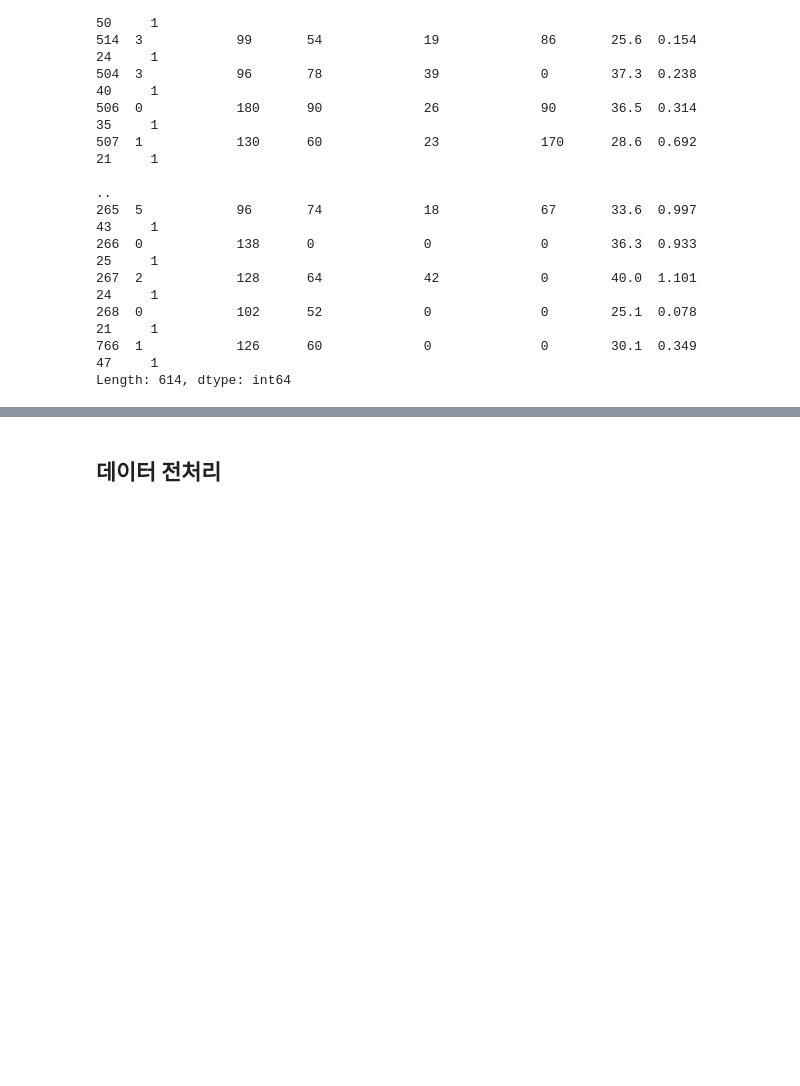
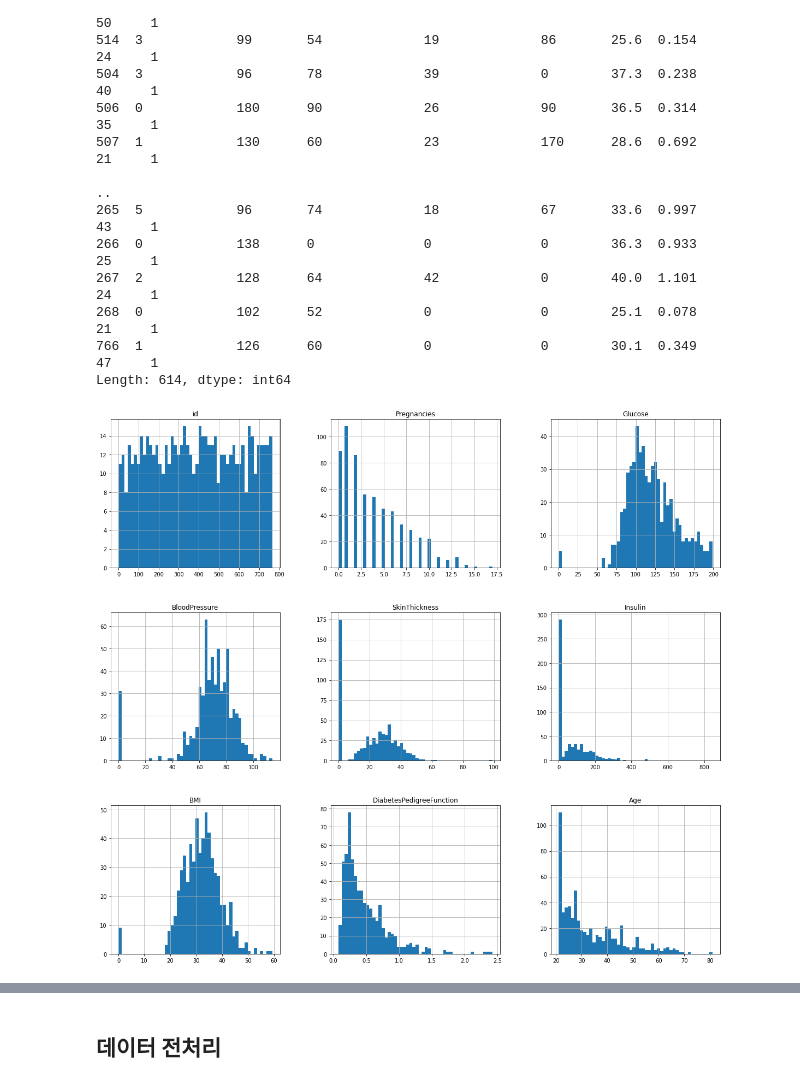
Before and after one commit to DreamInTheMazeCZ/Python_Toy_Project, a Jupyter notebook: Pima Indians Diabetes.ipynb, the cells around one changed output, grey strips where cells are left out. Cells and saved outputs as stored; diff of their text form; code cells hidden in the pictures; blank space fills up the shorter version.

```diff
--- a/Pima Indians Diabetes.ipynb
+++ b/Pima Indians Diabetes.ipynb
@@ -22,10 +3,9 @@
 # %%
-# 시험환경 세팅 (코드 변경 X)
 import pandas as pd
 import numpy as np
 from sklearn.model_selection import train_test_split
 
-def exam_data_load(df, target, id_name="", null_name=""):
+def data_load(df, target, id_name="", null_name=""):
     if id_name == "":
         df = df.reset_index().rename(columns={"index": "id"})
         id_name = 'id'
@@ -46,7 +26,7 @@ def exam_data_load(df, target, id_name="", null_name=""):
     return X_train, X_test, y_train, y_test
 
 df = pd.read_csv("../input/pima-indians-diabetes-database/diabetes.csv")
-X_train, X_test, y_train, y_test = exam_data_load(df, target='Outcome')
+X_train, X_test, y_train, y_test = data_load(df, target='Outcome')
 
 X_train.shape, X_test.shape, y_train.shape, y_test.shape
 # %% [output]
@@ -174,3 +147,8 @@ id   Pregnancies  Glucose  BloodPressure  SkinThickness  Insulin  BMI   Diabetes
 268  0            102      52             0              0        25.1  0.078                     21     1
 766  1            126      60             0              0        30.1  0.349                     47     1
 Length: 614, dtype: int64
+# %%
+X_train.hist(bins=50, figsize=(20,18));
+# Glucose, BloodPressure, SkinThickness, Insulin, BMI의 값 중 0은 이상값
+# %% [output]
+[figure, added]
```
Also changed, not shown: parts of 37 cells of this notebook.
